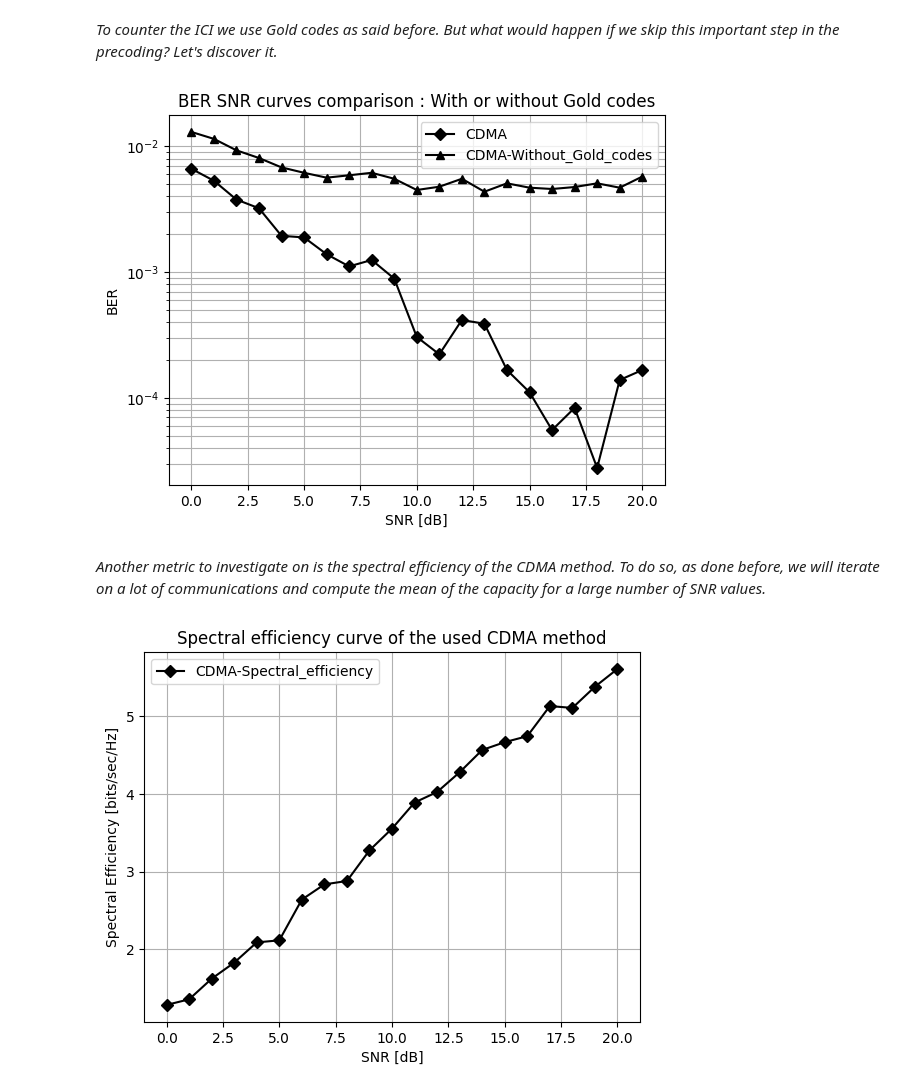
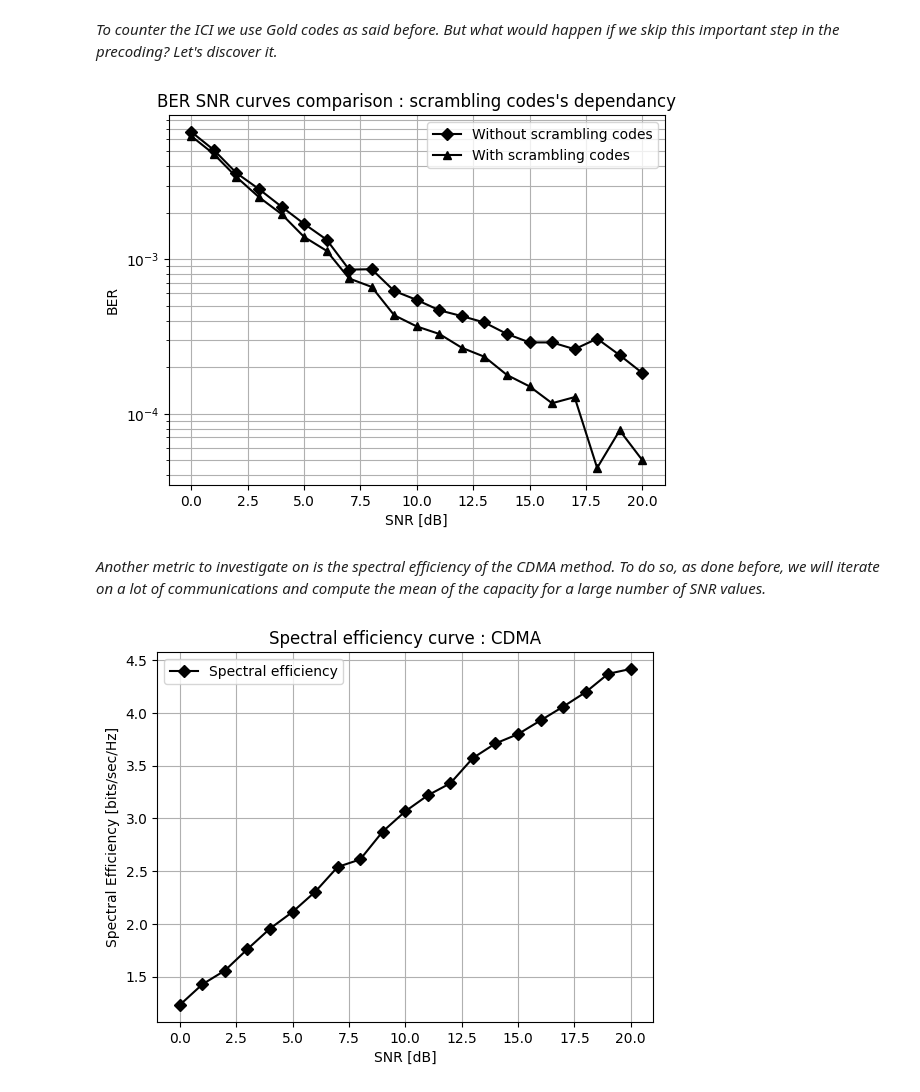
Before and after one commit to BaptisteSambon/LELEC2796-Juju-Baba, a Jupyter notebook: CDMA.ipynb, the cells around one changed output. Drawn from its saved outputs; the diff is of its cells as text; code cells hidden in the pictures.

```diff
--- a/CDMA.ipynb
+++ b/CDMA.ipynb
@@ -27,13 +17,17 @@ from scipy.special import erfc
 *This is the initialization of the needed parameters as a dictionay named tx_params. Because we are in a perfect CSI case, these informations will be sent from the BS to the UE as a pilot before any communication.*
 # %%
 tx_params = {
-    "nUsers" : 3,               # The number of UE.
+    "nUsers" : 3,               # The number of UEs.
     "powerAllocation_dB" : 0,   # The power allocated to the communication at the BS in dB.
-    "nMessage" : 60,             # The number of bits representing the message to send.
+    "nMessage" : 60,            # The number of bits representing the message to send.
     "nCodeCDMA" : 32,           # The number of bits used for the Walsh-Hadamard codes creation.
     "codes" : [],               # The array containing every created Walsh-Hadamard codes.
     "nGold" : 1024              # The number of bits used for the Gold codes creation.
 }
+
+# The following arrays contain the needed informations in order to simulate the ICI.
+interference_ratio = np.load("data/Interference/ratio_power_interf.npy")
+interference_ratio_obstacles = np.load("data/Interference/ratio_power_interf_obstacles.npy")
 # %% [markdown]
 *In order for you to compare with metrics you already know, we plotted here the BER/SNR curves of both the CDMA method and a basic case with an AWGN channel.*
 # %%
@@ -349,14 +390,10 @@ binary_source = sionna.utils.BinarySource()
 
 # Some parameters used to loop on the different SNR values and evaluate the BER.
 ebn0 = np.arange(0, 21, 1)
-nb_seq = 2000
+nb_seq = 1000
 alpha = 0
 ber = np.zeros(len(ebn0))
 ber_Gold = np.zeros(len(ebn0))
-tendancy = []
-tendancy_Gold = []
-previous_ber = 0
-previous_ber_Gold = 0
 
 # Crosscorrelation coefficients extracted using the Gold codes to simulate the ICI.
 # xCorrNegative is the negative bound and xCorrPositive the positive one of the coefficients.
@@ -380,70 +417,58 @@ for i in range(len(ebn0)):
         data = binary_source([tx_params["nUsers"], tx_params["nMessage"]]).numpy()
         encoded = utils.CDMA_encode(data, tx_params)
 
-        # This small series of code lines will simulate random data sent by other cells by received by our UE.
-        # IT will be used with the Gold codes to represent the ICI.
-        signalOtherCells = np.zeros(encoded.shape[0])
-        for k in range(encoded.shape[0]):
-            signalOtherCells[k] = random.randint(0, 1)
-        signalOtherCells = utils.Binary2PlusMinusOne(signalOtherCells, int)
-
         # Creating a Rayleigh fading channel and random complex noise.
         h = utils.Rayleigh_canal(alpha, len(encoded))
         n = (1j*np.random.normal(scale=np.sqrt(var_noise/2),size=encoded.shape)
              + np.random.normal(scale=np.sqrt(var_noise/2),size=encoded.shape))
 
+        # This small series of code lines will simulate random data sent by other cells by received by our UE.
+        # It will be used with the Gold codes to represent the ICI.
+        interferences = 1/np.random.choice(interference_ratio, size=h.shape)
+        possible_values = np.sqrt(2)*np.array([1+1j, -1-1j, 1-1j, -1+1j])
+        signalOtherCells = np.random.choice(possible_values, size=h.shape)
+
         # The received signal expression will thus be the following line.
         # A sum of the encoded data passing through the channel, some random noise and some random interferences.
         # We represent the Gold code action by cancelling the ICI thanks to the crosscorrelation coefficients.
-        received = encoded*h + n + signalOtherCells*(xCorrPositive-xCorrNegative)/tx_params["nGold"]
-        received_Gold = encoded*h + n + signalOtherCells
+        received = encoded*h + n
+        received_Gold = encoded*h + n + interferences*signalOtherCells*(xCorrPositive-xCorrNegative)/tx_params["nGold"]
 
         # At the UE, the received data is equalized using MMSE and then decoded with CDMA.
         mmse = utils.MyMMSE(encoded, h, var_noise, received)
         mmse_Gold = utils.MyMMSE(encoded, h, var_noise, received_Gold)
         decoded = utils.CDMA_decode(mmse, tx_params)
         decoded_Gold = utils.CDMA_decode(mmse_Gold, tx_params)
 
         # Here we use tensorflow and sionna functions to compute the BER metric of the latter decoded signal.
         decoded_tf = tf.convert_to_tensor(decoded)
         decoded_Gold_tf = tf.convert_to_tensor(decoded_Gold)
         decoded_tf = tf.cast(tf.less(0.0, decoded_tf), tf.float32)
         decoded_Gold_tf = tf.cast(tf.less(0.0, decoded_Gold_tf), tf.float32)
         BinarySource = tf.cast(tf.less(0.0, data), tf.float32)
         ber_j = sionna.utils.metrics.compute_ber(BinarySource, decoded_tf)
         ber_Gold_j = sionna.utils.metrics.compute_ber(BinarySource, decoded_Gold_tf)
         ber_i[j] = ber_j.numpy()
         ber_Gold_i[j] = ber_Gold_j.numpy()
 
     # Compute the final BER mean value for a specific SNR.
     ber[i] = np.mean(ber_i)
     ber_Gold[i] = np.mean(ber_Gold_i)
 
-    # For sake of having a nice plot, if the BER=0 due to numerical computations,
-    # we change its value with the current tendancy.
-    if i>0:
-        tendancy.append(abs(ber[i]-previous_ber))
-        tendancy_Gold.append(abs(ber_Gold[i]-previous_ber_Gold))
-    if ber[i]<1e-6 or ber_Gold[i]<1e-6:
-        ber[i]=abs(previous_ber-np.mean(tendancy))
-        ber_Gold[i]=abs(previous_ber_Gold-np.mean(tendancy_Gold))
-    previous_ber = ber[i]
-    previous_ber_Gold = ber_Gold[i]
-
 plt.figure()
-plt.semilogy(ebn0, ber, "D-", label="CDMA", color="black")
-plt.semilogy(ebn0, ber_Gold, "^-", label="CDMA-Without_Gold_codes", color="black")
+plt.semilogy(ebn0, ber_Gold, "D-", label="Without scrambling codes", color="black")
+plt.semilogy(ebn0, ber, "^-", label="With scrambling codes", color="black")
 plt.xlabel("SNR [dB]")
 plt.ylabel("BER")
 plt.xscale("linear")
 plt.yscale("log")
 plt.grid(which="both")
 plt.legend()
-plt.title("BER SNR curves comparison : With or without Gold codes")
-plt.savefig("CDMA-images/MyBERSNR-withoutGoldComparison.png")
+plt.title("BER SNR curves comparison : scrambling codes's dependancy")
+plt.savefig("data/CDMA/MyBERSNRscramblingcode.pdf")
 plt.show()
 # %% [output]
-[figure, old version]
+[figure, new version]
 # %% [markdown]
 *Another metric to investigate on is the spectral efficiency of the CDMA method. To do so, as done before, we will iterate on a lot of communications and compute the mean of the capacity for a large number of SNR values.*
 # %%
@@ -452,7 +477,8 @@ binary_source = sionna.utils.BinarySource()
 
 # Some parameters used to loop on the different SNR values and evaluate the spectral efficiency.
 ebn0 = np.arange(0, 21, 1)
-nb_seq = tx_params["nMessage"]*tx_params["nCodeCDMA"]
+# nb_seq = tx_params["nMessage"]*tx_params["nCodeCDMA"]
+nb_seq = 1000
 alpha = 0
 spectral_efficiency = np.zeros(len(ebn0))
 p_power = 1
@@ -478,35 +504,34 @@ for i in range(len(ebn0)):
         data = binary_source([tx_params["nUsers"], tx_params["nMessage"]]).numpy()
         encoded = utils.CDMA_encode(data, tx_params)
 
-        # This small series of code lines will simulate random data sent by other cells by received by our UE.
-        # IT will be used with the Gold codes to represent the ICI.
-        signalOtherCells = np.zeros(encoded.shape[0])
-        for k in range(encoded.shape[0]):
-            signalOtherCells[k] = random.randint(0, 1)
-        signalOtherCells = utils.Binary2PlusMinusOne(signalOtherCells, int)
-
         # Creating a Rayleigh fading channel and random complex noise.
         h = utils.Rayleigh_canal(alpha, len(encoded))
         n = (1j*np.random.normal(scale=np.sqrt(var_noise/2),size=encoded.shape)
              + np.random.normal(scale=np.sqrt(var_noise/2),size=encoded.shape))
 
+        # This small series of code lines will simulate random data sent by other cells by received by our UE.
+        # It will be used with the Gold codes to represent the ICI.
+        interferences = 1/np.random.choice(interference_ratio, size=h.shape)
+        possible_values = np.sqrt(2)*np.array([1+1j, -1-1j, 1-1j, -1+1j])
+        signalOtherCells = np.random.choice(possible_values, size=h.shape)
+
         # Compute the spectral efficiency by using the allocated power and the channel coefficients.
         # But also using the noise and interference values.
-        i_interference = signalOtherCells*(xCorrPositive-xCorrNegative)/tx_params["nGold"]
-        spectral_efficiency_i[j] = np.log2(1+(p_power*np.abs(h[j])**2)/(var_noise+np.abs(i_interference[j])**2))
+        i_interference = interferences*signalOtherCells*(xCorrPositive-xCorrNegative)/tx_params["nGold"]
+        spectral_efficiency_i[j] = np.log2(1+(p_power*abs(h[j])**2)/(var_noise+abs(i_interference[j])))
 
     # Compute the final spectral efficiency mean value for a specific SNR.
     spectral_efficiency[i] = np.mean(spectral_efficiency_i)
 
 plt.figure()
-plt.plot(ebn0, spectral_efficiency, "D-", label="CDMA-Spectral_efficiency", color="black")
+plt.plot(ebn0, spectral_efficiency, "D-", label="Spectral efficiency", color="black")
 plt.xlabel("SNR [dB]")
 plt.ylabel("Spectral Efficiency [bits/sec/Hz]")
 plt.xscale("linear")
 plt.grid(which="both")
 plt.legend()
-plt.title("Spectral efficiency curve of the used CDMA method")
-plt.savefig("CDMA-images/Myspectralefficiency.png")
+plt.title("Spectral efficiency curve : CDMA")
+plt.savefig("data/CDMA/Myspectralefficiency.pdf")
 plt.show()
 # %% [output]
-[figure, old version]
+[figure, new version]
```
Also changed, not shown: parts of 13 cells of this notebook, 9 other files.
